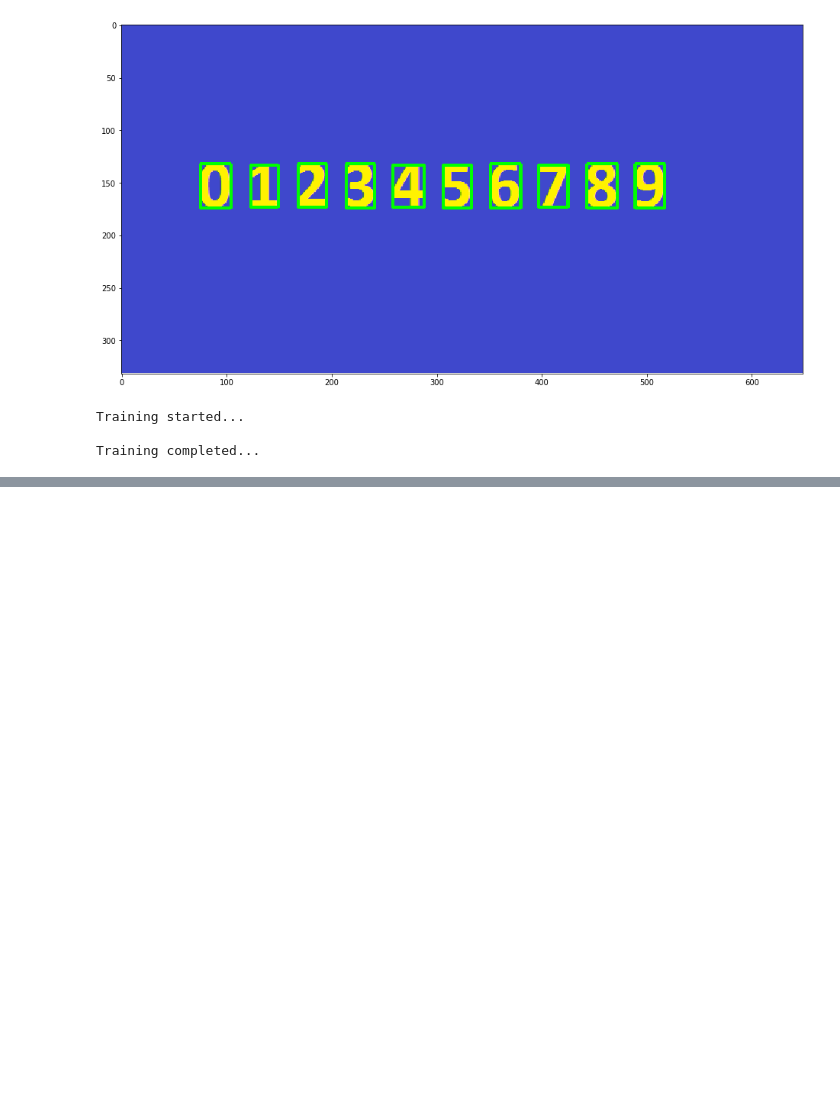
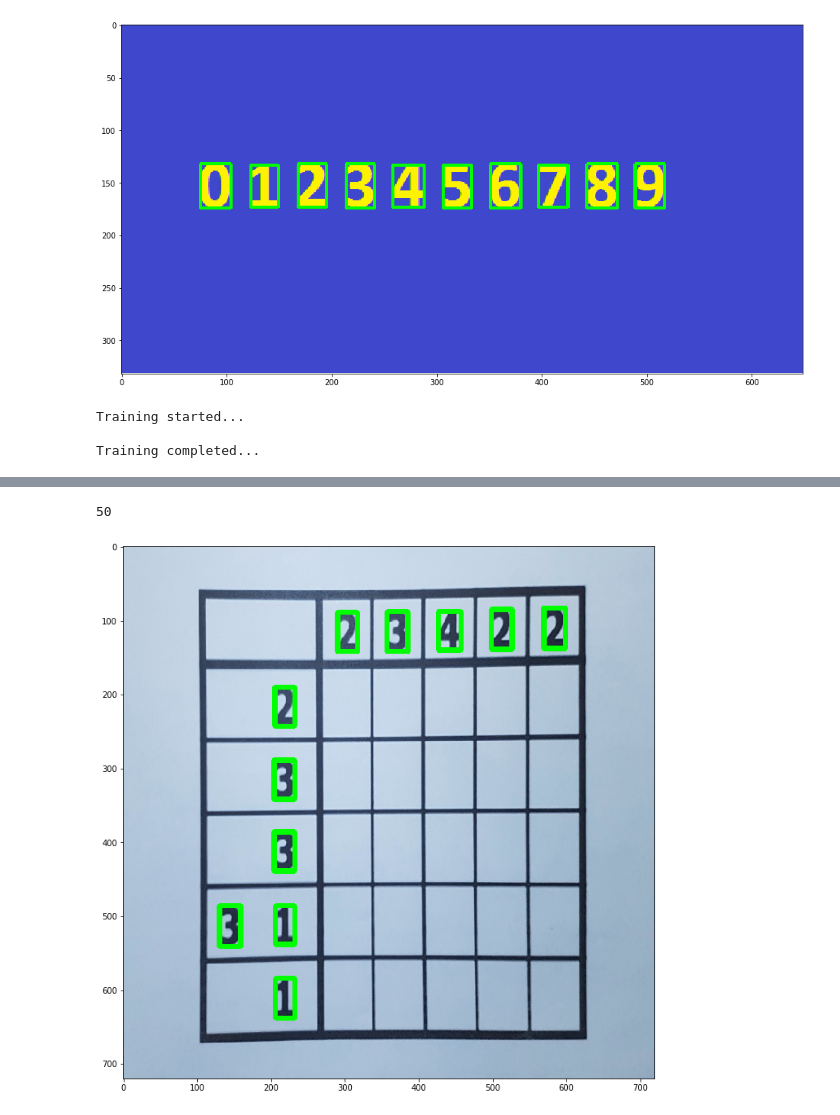
Before and after one commit to djordjeognjenovic97/Nonogram-Solver, a Jupyter notebook: nonogram/nonogram.ipynb, the cells around one changed output, grey strips where cells are left out. Saved outputs shown, nothing was run; the diff lists cells and outputs as text; code cells hidden in the pictures; blank space fills up the shorter version.

```diff
--- a/nonogram/nonogram.ipynb
+++ b/nonogram/nonogram.ipynb
@@ -208,13 +216,19 @@ import math
 # %%
 def select_one_region(image_orig, image_bin):
     contours, hierarchy = cv2.findContours(image_bin.copy(), cv2.RETR_LIST, cv2.CHAIN_APPROX_SIMPLE)
+    print(len(contours))
     for contour in contours:
         x, y, w, h = cv2.boundingRect(contour)
         area = cv2.contourArea(contour)
-        if area > 100 and h < 100 and h > 10 and w > 10:
+        if h < 90 and h > 40 and w > 20 and w<50:
             region = image_bin[y:y+h+1, x:x+w+1]
-            cv2.rectangle(image_orig, (x, y), (x + w, y + h), (0, 255, 0), 2)
+            cv2.rectangle(image_orig, (x, y), (x + w, y + h), (0, 255, 0), 5)
     return image_orig, region
+baha, aha = select_one_region(slikica.copy(),slikicaa)
+display_image(baha)
+# %% [output]
+50
+[figure, added]
 # %%
 intersections=[]
 p=1
```
Also changed, not shown: parts of 9 cells of this notebook, 8 other files.
